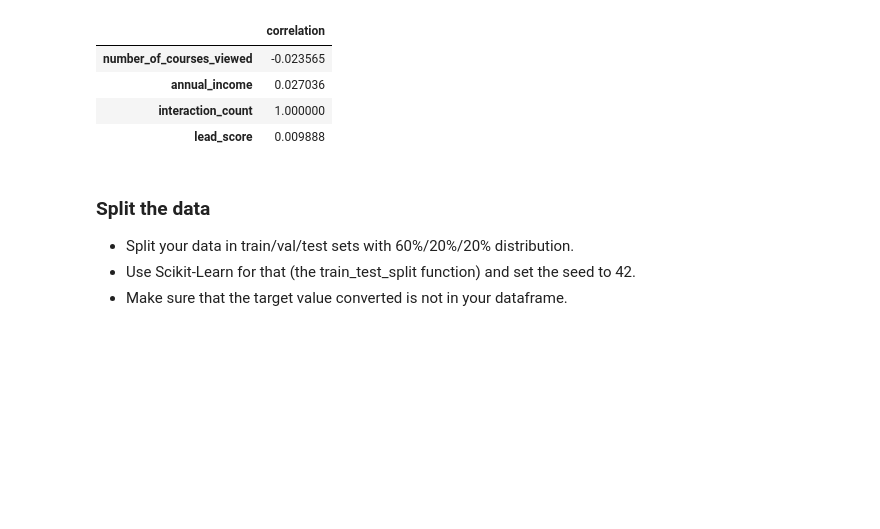
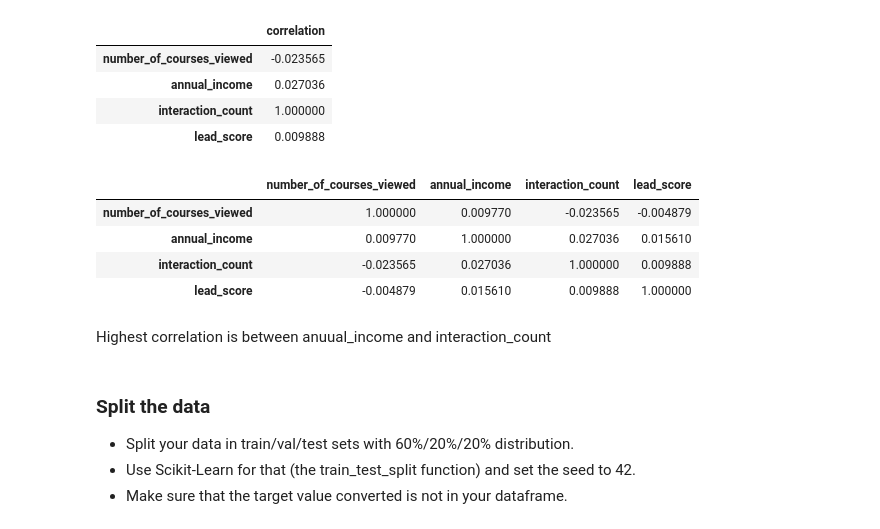
Before and after one commit to filipebodas/ml_zoomcamp_2025, a Jupyter notebook: code/03_classification/homework_03.ipynb, the cells around one changed output. Drawn from its saved outputs; the diff is of its cells as text; code cells hidden in the pictures; blank space fills up the shorter version.

```diff
--- a/code/03_classification/homework_03.ipynb
+++ b/code/03_classification/homework_03.ipynb
@@ -135,6 +141,16 @@ df[numerical].corrwith(df.interaction_count).to_frame('correlation')
 | annual_income | 0.027036 |
 | interaction_count | 1.000000 |
 | lead_score | 0.009888 |
+# %%
+df[numerical].corr()
+# %% [output]
+|  | number_of_courses_viewed | annual_income | interaction_count | lead_score |
+| number_of_courses_viewed | 1.000000 | 0.009770 | -0.023565 | -0.004879 |
+| annual_income | 0.009770 | 1.000000 | 0.027036 | 0.015610 |
+| interaction_count | -0.023565 | 0.027036 | 1.000000 | 0.009888 |
+| lead_score | -0.004879 | 0.015610 | 0.009888 | 1.000000 |
+# %% [markdown]
+Highest correlation is between anuual_income and interaction_count
 # %% [markdown]
 ### Split the data
 - Split your data in train/val/test sets with 60%/20%/20% distribution.
```
Also changed, not shown: parts of 20 cells of this notebook, 1 other file.
